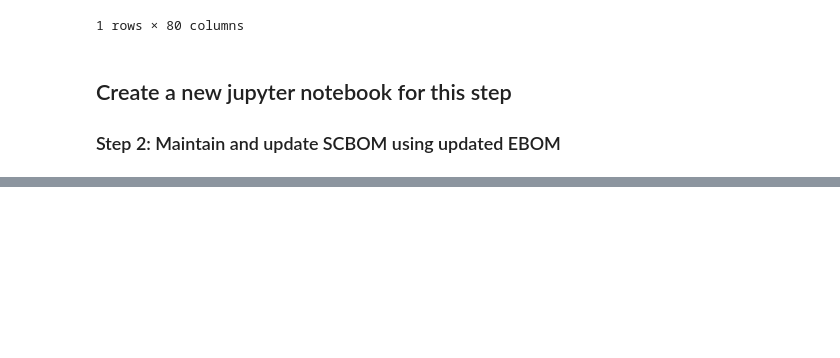
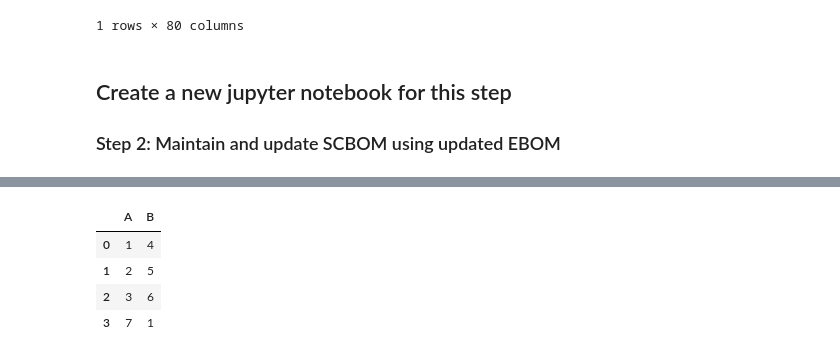
Before and after one commit to workingyifei/BOM_tool, a Jupyter notebook: create a unified supply chain BOM.ipynb, the cells around one changed output, grey strips where cells are left out. Cells and saved outputs as stored; diff of their text form; code cells hidden in the pictures; blank space fills up the shorter version.

```diff
--- a/create a unified supply chain BOM.ipynb
+++ b/create a unified supply chain BOM.ipynb
@@ -507,0 +602,13 @@ save(SCBOM)
+# %%
+a = pd.DataFrame({"A": [1,2,3], "B": [4,5,6]})
+b = pd.DataFrame({"A": [7,8,9], "B": [0,1,2]})
+# a.append(b.loc[0], ignore_index=True)
+b.loc[0, "B"] = 1
+b.loc[0]
+a.append(b.loc[0], ignore_index=True)
+# %% [output]
+|  | A | B |
+| 0 | 1 | 4 |
+| 1 | 2 | 5 |
+| 2 | 3 | 6 |
+| 3 | 7 | 1 |
```
Also changed, not shown: parts of 19 cells of this notebook, 1 other file.
